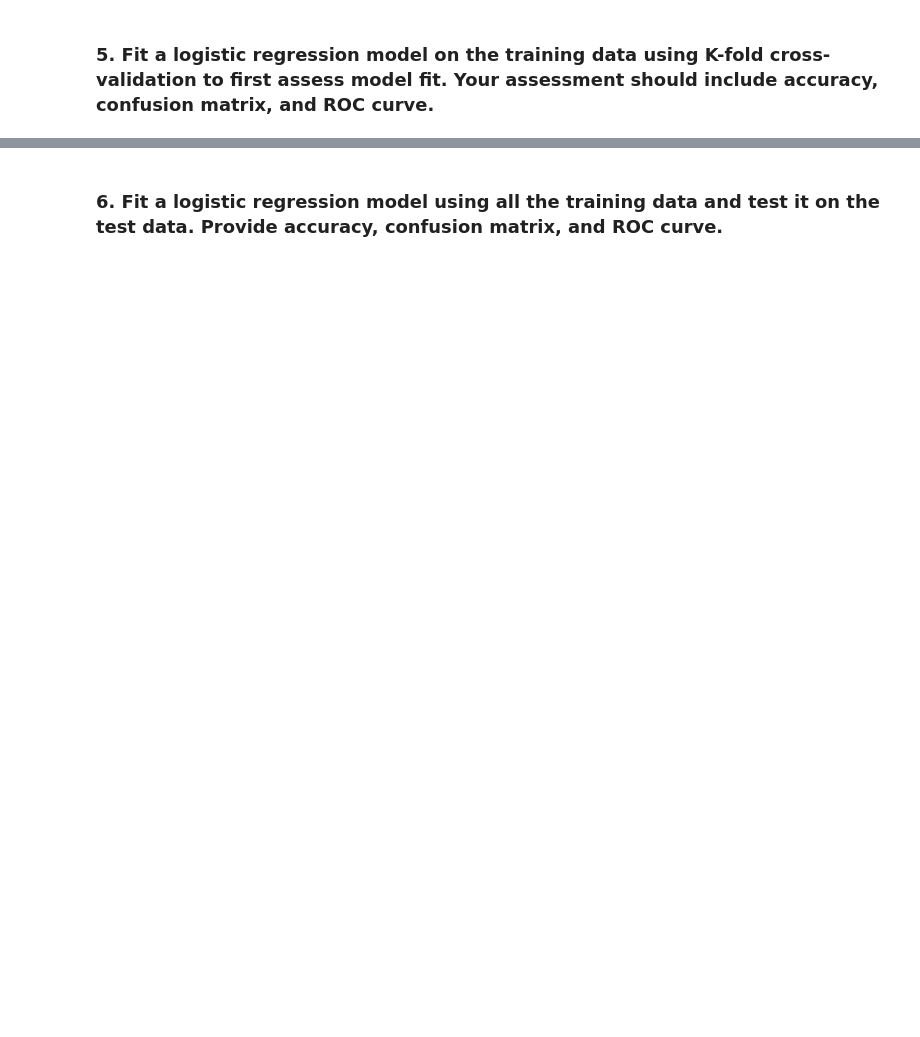
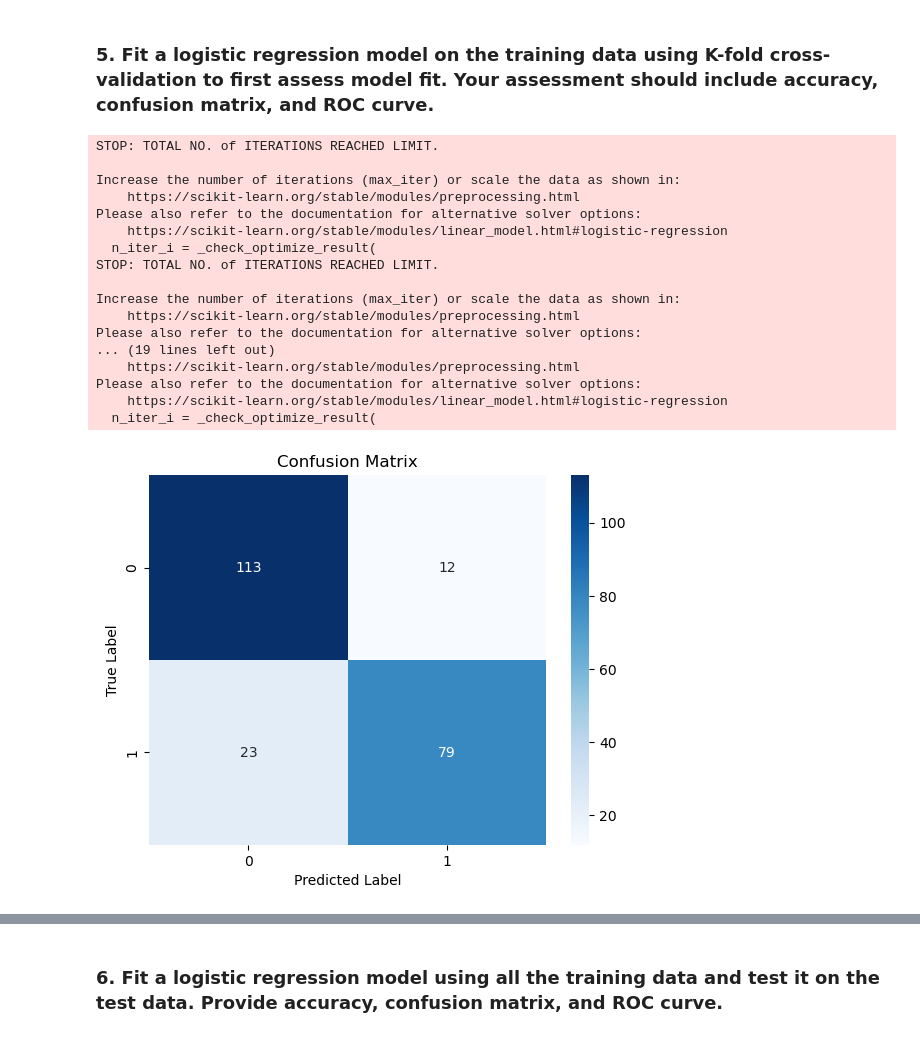
Before and after one commit to Prof-Ramesh-Srinivasan/assignment-3-Amytuuci, a Jupyter notebook: Assignment3.ipynb, the cells around one changed output, grey strips where cells are left out. Drawn from its saved outputs; the diff is of its cells as text; code cells hidden in the pictures; blank space fills up the shorter version.

```diff
--- a/Assignment3.ipynb
+++ b/Assignment3.ipynb
@@ -238,0 +120,14 @@ Please also refer to the documentation for alternative solver options:
+# %%
+from sklearn.model_selection import train_test_split, KFold
+
+X = heart.drop('AHD', axis=1)
+y = heart['AHD']
+
+X_train, X_test, y_train, y_test = train_test_split(X, y, test_size=0.25, random_state=42)
+
+kf = KFold(n_splits=5, shuffle=True, random_state=42)
+
+print("X_train shape:", X_train.shape)
+print("X_test shape:", X_test.shape)
+print("y_train shape:", y_train.shape)
+print("y_test shape:", y_test.shape)
@@ -239,2 +139,68 @@ Please also refer to the documentation for alternative solver options:
 # %% [markdown]
 ### 5. Fit a logistic regression model on the training data using K-fold cross-validation to first assess model fit. Your assessment should include accuracy, confusion matrix, and ROC curve.
+# %%
+from sklearn.compose import ColumnTransformer
+from sklearn.pipeline import Pipeline
+from sklearn.impute import SimpleImputer
+from sklearn.preprocessing import OneHotEncoder
+from sklearn.linear_model import LogisticRegression
+from sklearn.model_selection import cross_val_predict
+from sklearn.metrics import accuracy_score, confusion_matrix
+import matplotlib.pyplot as plt
+import seaborn as sns
+
+numeric_features = X_train.select_dtypes(include=['number']).columns
+categorical_features = X_train.select_dtypes(exclude=['number']).columns
+
+numeric_transformer = Pipeline(steps=[
+    ('imputer', SimpleImputer(strategy='mean'))
+])
+
+categorical_transformer = Pipeline(steps=[
+    ('imputer', SimpleImputer(strategy='most_frequent')),
+    ('onehot', OneHotEncoder(handle_unknown='ignore'))
+])
+
+preprocessor = ColumnTransformer(
+    transformers=[
+        ('num', numeric_transformer, numeric_features),
+        ('cat', categorical_transformer, categorical_features)
+    ])
+
+pipeline = Pipeline(steps=[('preprocessor', preprocessor),
+                             ('classifier', LogisticRegression())])
+
+ycv = cross_val_predict(pipeline, X_train, y_train_encoded, cv=5)
+
+# Assess model fit
+accuracy = accuracy_score(y_train_encoded, ycv)
+conf_matrix = confusion_matrix(y_train_encoded, ycv)
+
+# Plot confusion matrix
+sns.heatmap(conf_matrix, annot=True, fmt="d", cmap="Blues")
+plt.xlabel("Predicted Label")
+plt.ylabel("True Label")
+plt.title("Confusion Matrix")
+plt.show()
+
+# Output the accuracy
+accuracy
+# %% [output]
+STOP: TOTAL NO. of ITERATIONS REACHED LIMIT.
+
+Increase the number of iterations (max_iter) or scale the data as shown in:
+    https://scikit-learn.org/stable/modules/preprocessing.html
+Please also refer to the documentation for alternative solver options:
+    https://scikit-learn.org/stable/modules/linear_model.html#logistic-regression
+  n_iter_i = _check_optimize_result(
+STOP: TOTAL NO. of ITERATIONS REACHED LIMIT.
+
+Increase the number of iterations (max_iter) or scale the data as shown in:
+    https://scikit-learn.org/stable/modules/preprocessing.html
+Please also refer to the documentation for alternative solver options:
+... (19 lines left out)
+    https://scikit-learn.org/stable/modules/preprocessing.html
+Please also refer to the documentation for alternative solver options:
+    https://scikit-learn.org/stable/modules/linear_model.html#logistic-regression
+  n_iter_i = _check_optimize_result(
+[figure, added]
```
Also changed, not shown: parts of 11 cells of this notebook.
